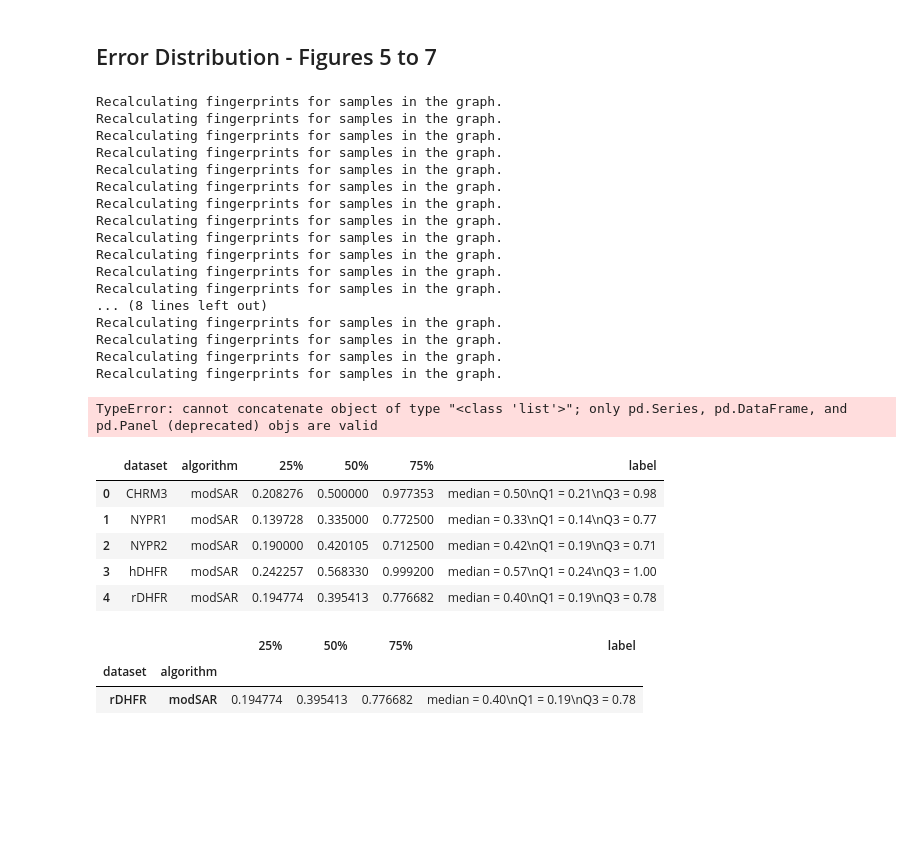
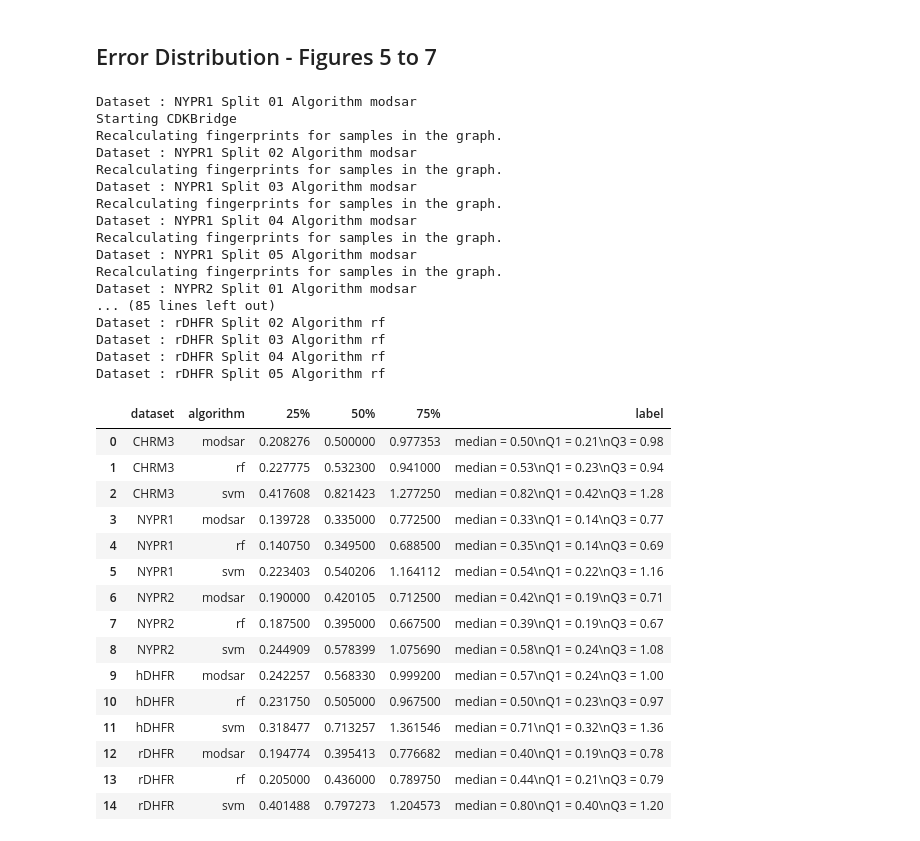
Before and after one commit to KISysBio/modSAR, a Jupyter notebook: processing/notebooks/Manuscript Figures and Tables.ipynb, the cells around one changed output. Cells and saved outputs as stored; diff of their text form; code cells hidden in the pictures; blank space fills up the shorter version.

```diff
--- a/processing/notebooks/Manuscript Figures and Tables.ipynb
+++ b/processing/notebooks/Manuscript Figures and Tables.ipynb
@@ -78,9 +77,9 @@ def get_network_stats(name, i, g):
 
 network_stats = []
 
-for dataset_name in datasets:
+for dataset_name in DATASETS:
     for i in range(5):
-        network_stats.append(get_network_stats(dataset_name, i, best_models[dataset_name][i].instance_graph))
+        network_stats.append(get_network_stats(dataset_name, i, best_models['modsar'][dataset_name][i].instance_graph))
 
 network_stats = pd.concat(network_stats)
 network_stats['dataset'] = pd.Categorical(network_stats['dataset'], categories=qsar_datasets)
@@ -263,8 +266,8 @@ splitNumber &                    &                    &                    &
 # %% [markdown]
 ## Error Distribution - Figures 5 to 7
 # %%
-def get_external_predictions(dataset_name, split_number, data_splits, models):
-    alg = models[dataset_name][split_number - 1]
+def get_external_predictions(algorithm, dataset_name, split_number, data_splits, models):
+    alg = models[algorithm][dataset_name][split_number - 1]
     data_split = data_splits[dataset_name]
 
     idx = data_split.get_id_external_samples(split_number)
@@ -282,37 +285,37 @@ def get_external_predictions(dataset_name, split_number, data_splits, models):
     y_pred.name = 'predicted'
 
     split_number = pd.DataFrame({'dataset': data_split.qsar_dataset.name,
+                                 'algorithm': algorithm,
                                  'split_number': [1] * len(y_pred)}, index=y.index.values)
 
     return pd.concat([split_number, y, y_pred], axis=1)
 # %%
 # Calculate predictions for each sample in the external sets
 external_predictions = []
-for dataset_name in datasets:
-    for i in range(1, 5+1):
-        external_predictions.append(get_external_predictions(dataset_name, i, data_splits, best_models))
+for algorithm in ALGORITHMS:
+    for dataset_name in DATASETS:
+        for i in range(1, 5+1):
+            print("Dataset : %s Split %02d Algorithm %s" % (dataset_name, i, algorithm))
+            external_predictions.append(get_external_predictions(algorithm, dataset_name, i, data_splits, best_models))
 
 
 external_predictions = pd.concat(external_predictions)
+external_predictions['absolute_error'] = abs(external_predictions['pchembl_value'] - external_predictions['predicted'])
 # %% [output]
+Dataset : NYPR1 Split 01 Algorithm modsar
+Starting CDKBridge
 Recalculating fingerprints for samples in the graph.
+Dataset : NYPR1 Split 02 Algorithm modsar
 Recalculating fingerprints for samples in the graph.
+Dataset : NYPR1 Split 03 Algorithm modsar
 Recalculating fingerprints for samples in the graph.
+Dataset : NYPR1 Split 04 Algorithm modsar
 Recalculating fingerprints for samples in the graph.
+Dataset : NYPR1 Split 05 Algorithm modsar
 Recalculating fingerprints for samples in the graph.
-Recalculating fingerprints for samples in the graph.
-Recalculating fingerprints for samples in the graph.
-Recalculating fingerprints for samples in the graph.
-Recalculating fingerprints for samples in the graph.
-Recalculating fingerprints for samples in the graph.
-Recalculating fingerprints for samples in the graph.
-Recalculating fingerprints for samples in the graph.
-... (8 lines left out)
-Recalculating fingerprints for samples in the graph.
-Recalculating fingerprints for samples in the graph.
-Recalculating fingerprints for samples in the graph.
-Recalculating fingerprints for samples in the graph.
+Dataset : NYPR2 Split 01 Algorithm modsar
+... (85 lines left out)
+Dataset : rDHFR Split 02 Algorithm rf
+Dataset : rDHFR Split 03 Algorithm rf
+Dataset : rDHFR Split 04 Algorithm rf
+Dataset : rDHFR Split 05 Algorithm rf
-TypeError: cannot concatenate object of type "<class 'list'>"; only pd.Series, pd.DataFrame, and pd.Panel (deprecated) objs are valid
-# %%
-external_predictions['algorithm'] = 'modSAR'
-rf_external_predictions['algorithm'] = 'Random Forest'
@@ -328,29 +322,29 @@ rf_external_predictions['absolute_error'] =\
 # %%
-external_predictions['absolute_error'] =\
-    abs(external_predictions['pchembl_value'] - external_predictions['predicted'])
-
 def get_absolute_error_stats(data):
     stats = data['absolute_error'].describe()
     return pd.Series({
         '25%': stats['25%'],
         '50%': stats['50%'],
         '75%': stats['75%'],
         'label': "median = %.2f\nQ1 = %.2f\nQ3 = %.2f" % (stats['50%'], stats['25%'], stats['75%'])})
 
 external_abs_stats = external_predictions.groupby(['dataset', 'algorithm']).apply(get_absolute_error_stats)
-rf_external_abs_stats = rf_external_predictions.groupby(['dataset', 'algorithm']).apply(get_absolute_error_stats)
 external_abs_stats.reset_index()
 # %% [output]
 |  | dataset | algorithm | 25% | 50% | 75% | label |
-| 0 | CHRM3 | modSAR | 0.208276 | 0.500000 | 0.977353 | median = 0.50\nQ1 = 0.21\nQ3 = 0.98 |
-| 1 | NYPR1 | modSAR | 0.139728 | 0.335000 | 0.772500 | median = 0.33\nQ1 = 0.14\nQ3 = 0.77 |
-| 2 | NYPR2 | modSAR | 0.190000 | 0.420105 | 0.712500 | median = 0.42\nQ1 = 0.19\nQ3 = 0.71 |
-| 3 | hDHFR | modSAR | 0.242257 | 0.568330 | 0.999200 | median = 0.57\nQ1 = 0.24\nQ3 = 1.00 |
-| 4 | rDHFR | modSAR | 0.194774 | 0.395413 | 0.776682 | median = 0.40\nQ1 = 0.19\nQ3 = 0.78 |
+| 0 | CHRM3 | modsar | 0.208276 | 0.500000 | 0.977353 | median = 0.50\nQ1 = 0.21\nQ3 = 0.98 |
+| 1 | CHRM3 | rf | 0.227775 | 0.532300 | 0.941000 | median = 0.53\nQ1 = 0.23\nQ3 = 0.94 |
+| 2 | CHRM3 | svm | 0.417608 | 0.821423 | 1.277250 | median = 0.82\nQ1 = 0.42\nQ3 = 1.28 |
+| 3 | NYPR1 | modsar | 0.139728 | 0.335000 | 0.772500 | median = 0.33\nQ1 = 0.14\nQ3 = 0.77 |
+| 4 | NYPR1 | rf | 0.140750 | 0.349500 | 0.688500 | median = 0.35\nQ1 = 0.14\nQ3 = 0.69 |
+| 5 | NYPR1 | svm | 0.223403 | 0.540206 | 1.164112 | median = 0.54\nQ1 = 0.22\nQ3 = 1.16 |
+| 6 | NYPR2 | modsar | 0.190000 | 0.420105 | 0.712500 | median = 0.42\nQ1 = 0.19\nQ3 = 0.71 |
+| 7 | NYPR2 | rf | 0.187500 | 0.395000 | 0.667500 | median = 0.39\nQ1 = 0.19\nQ3 = 0.67 |
+| 8 | NYPR2 | svm | 0.244909 | 0.578399 | 1.075690 | median = 0.58\nQ1 = 0.24\nQ3 = 1.08 |
+| 9 | hDHFR | modsar | 0.242257 | 0.568330 | 0.999200 | median = 0.57\nQ1 = 0.24\nQ3 = 1.00 |
+| 10 | hDHFR | rf | 0.231750 | 0.505000 | 0.967500 | median = 0.50\nQ1 = 0.23\nQ3 = 0.97 |
+| 11 | hDHFR | svm | 0.318477 | 0.713257 | 1.361546 | median = 0.71\nQ1 = 0.32\nQ3 = 1.36 |
+| 12 | rDHFR | modsar | 0.194774 | 0.395413 | 0.776682 | median = 0.40\nQ1 = 0.19\nQ3 = 0.78 |
+| 13 | rDHFR | rf | 0.205000 | 0.436000 | 0.789750 | median = 0.44\nQ1 = 0.21\nQ3 = 0.79 |
+| 14 | rDHFR | svm | 0.401488 | 0.797273 | 1.204573 | median = 0.80\nQ1 = 0.40\nQ3 = 1.20 |
-# %%
-plot2_df
-# %% [output]
-|  |  | 25% | 50% | 75% | label |
-| dataset | algorithm |  |  |  |  |
-| rDHFR | modSAR | 0.194774 | 0.395413 | 0.776682 | median = 0.40\nQ1 = 0.19\nQ3 = 0.78 |
 # %%
```
Also changed, not shown: parts of 21 cells of this notebook.
